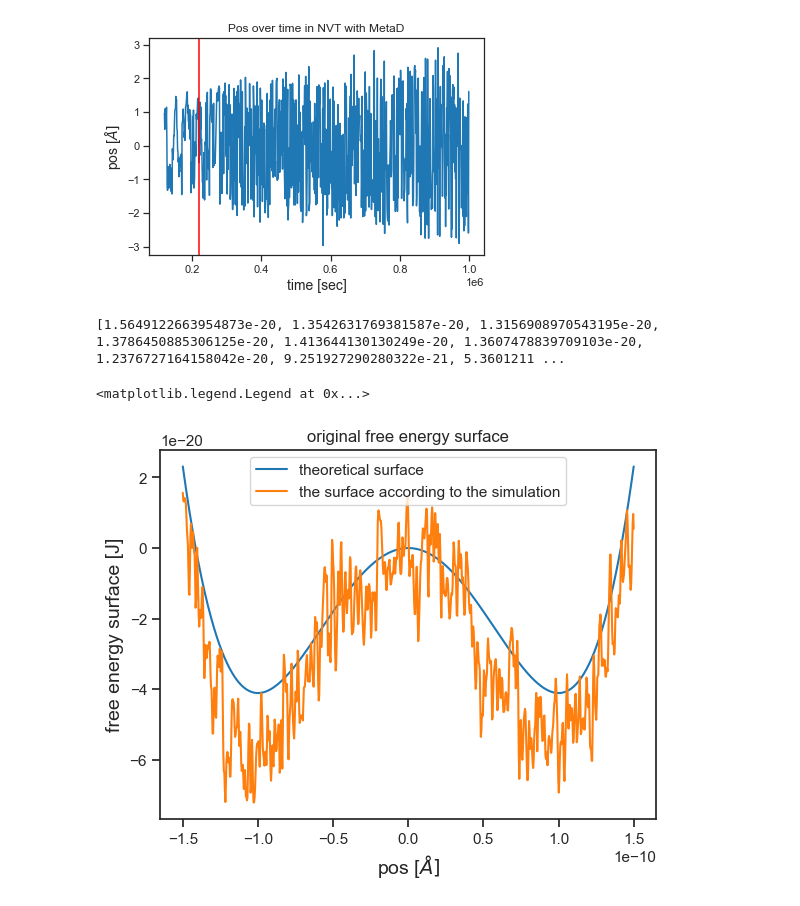
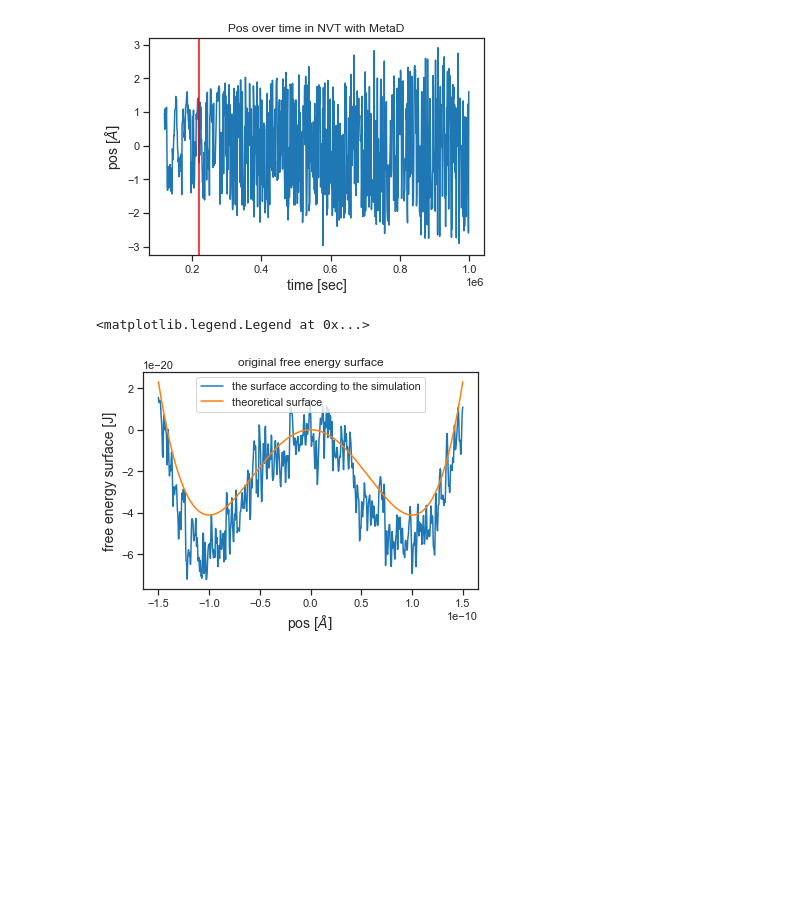
Before and after one commit to SagiMeir/Simulations4Beginners, a Jupyter notebook: metadynamics.ipynb, the cells around one changed output. Cells and saved outputs as stored; diff of their text form; code cells hidden in the pictures; blank space fills up the shorter version.

Commit message:
add ,original free energy surface for the first run

```diff
--- a/metadynamics.ipynb
+++ b/metadynamics.ipynb
@@ -250,59 +250,57 @@ import numpy as np
 import pandas as pd
 import matplotlib.pyplot as plt
 # and for nice looking plots:
 import seaborn as sns
 sns.set_theme(style="ticks",rc={'axes.labelsize':14},palette='tab10')
 
 df = pd.read_csv("gaussiansPos.log", sep='\s+')
 pos = df['X']
 #pos = [0]
 #print(pos)
 x = np.linspace(-1.5E-10, 1.5E-10,880)
 w = 2E-20
 sigma = 0.5e-12
 arr = []
 for i in x:
     arr.append(-w * np.exp(-(np.array(i-pos)) ** 2 / (2 * sigma ** 2)).sum(0) + 0.43e-19)
+plt.plot(x, arr, label="the surface according to the simulation")
 
-print(arr)
-# print(arr[:-1])
+# print(arr)
+# # print(arr[:-1])
+
+# tfill = 220000 #steps
+# freq = 1000
+# start = 120000
+# # num = (int)((tfill - start + freq) / freq)
+# num = len(arr) - 2
+# points = np.array([0] * len(arr))
+# #print(len(points))
+# for i in range(len(arr), num, -1):
+#     lst = np.array(arr[0:i] + [0] * (len(arr) - i))
+#     #print(lst)
+#     points = points + lst
+
+# for i in range(len(points)):
+#     points[i] = points[i]  / (len(arr) - num)
+
+
+# print(points)
+# print(Xaxsis)
+
+# Xaxsis = np.linspace(-1.5E-10, 1.5E-10, len(points))
+# plt.plot(Xaxsis, points, label="the surface according to the simulation")
 
 y = []
 A = 4.11E20
 B = 8.22
 for i in x:
     y.append(A*i**4-B*i**2)
-
 plt.plot(x,y, label="theoretical surface")
-
-
-tfill = 220000 #steps
-freq = 1000
-start = 120000
-# num = (int)((tfill - start + freq) / freq)
-num = len(arr) - 2
-points = np.array([0] * len(arr))
-#print(len(points))
-for i in range(len(arr), num, -1):
-    lst = np.array(arr[0:i] + [0] * (len(arr) - i))
-    #print(lst)
-    points = points + lst
-
-for i in range(len(points)):
-    points[i] = points[i]  / (len(arr) - num)
-
-
-# print(points)
-# print(Xaxsis)
-
-Xaxsis = np.linspace(-1.5E-10, 1.5E-10, len(points))
-plt.plot(Xaxsis, points, label="the surface according to the simulation")
 
 plt.title("original free energy surface")
 plt.xlabel(r"pos [$\AA ]$")
 plt.ylabel("free energy surface [J]")
 plt.legend()
 # %% [output]
-[1.5649122663954873e-20, 1.3542631769381587e-20, 1.3156908970543195e-20, 1.3786450885306125e-20, 1.413644130130249e-20, 1.3607478839709103e-20, 1.2376727164158042e-20, 9.251927290280322e-21, 5.3601211 ...
+<matplotlib.legend.Legend at 0x...>
-<matplotlib.legend.Legend at 0x...>
-[figure, old version]
+[figure, new version]
```
Also changed, not shown: 27 other files.
